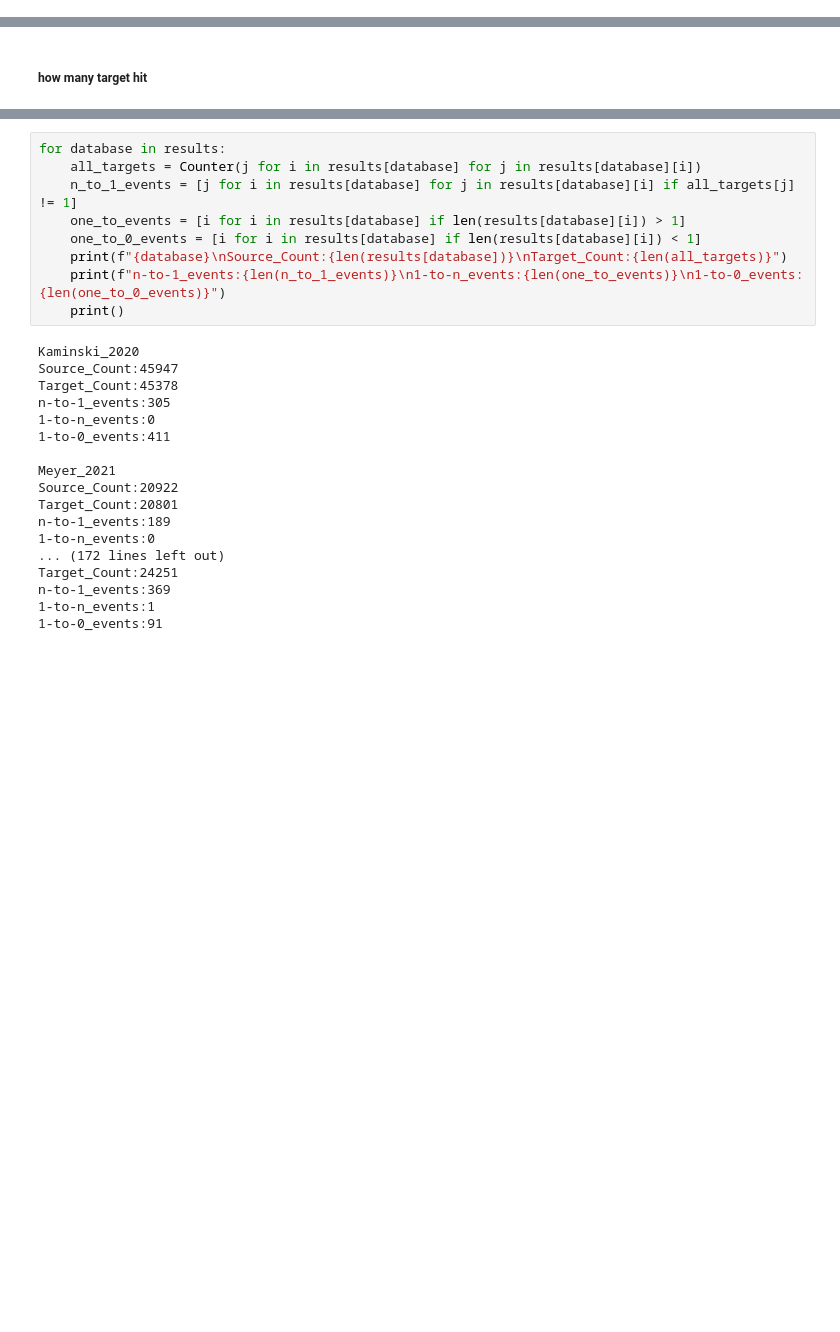
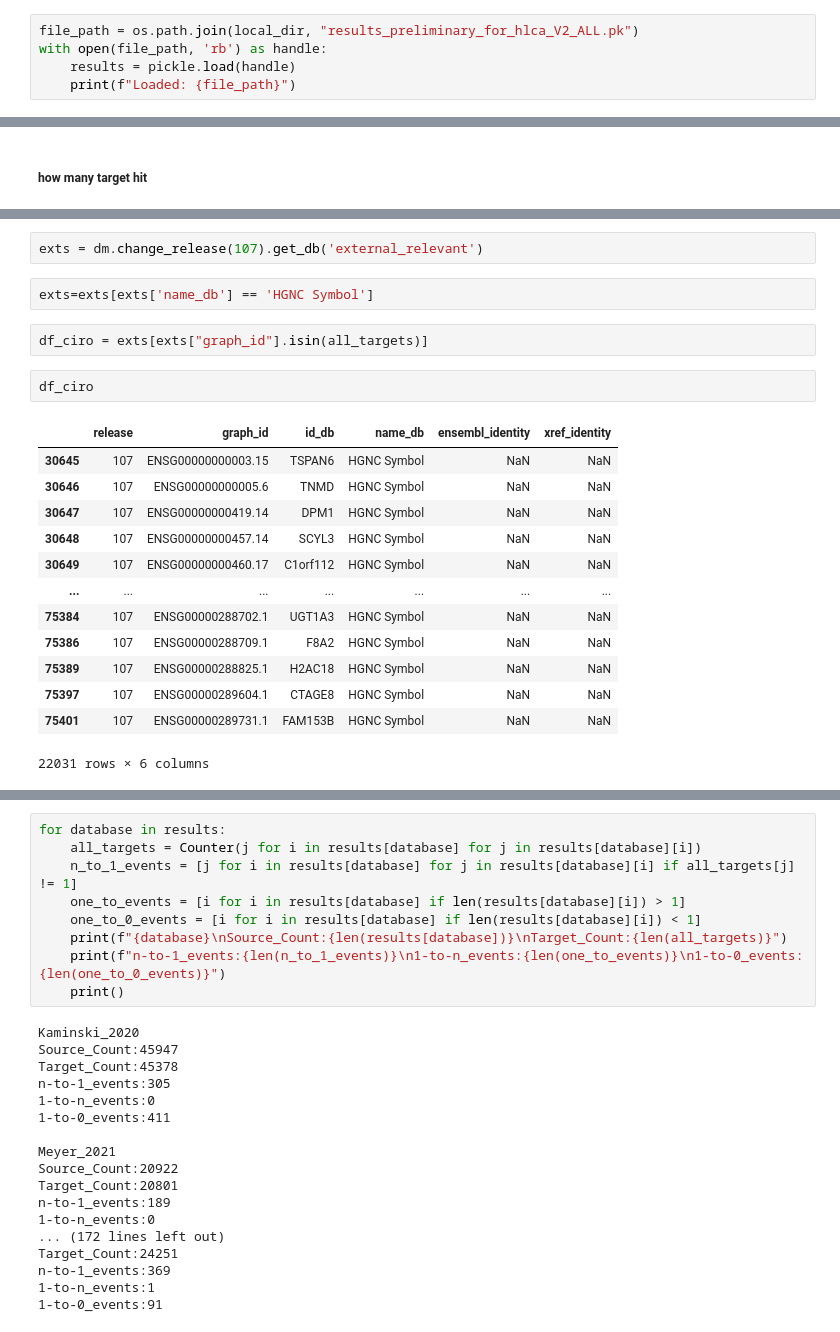
Before and after one commit to theislab/idtrack, a Jupyter notebook: docs/_notebooks/results_preliminary_for_hlca.ipynb, the cells around one changed output, grey strips where cells are left out. Drawn from its saved outputs; the diff is of its cells as text; blank space fills up the shorter version.

```diff
--- a/docs/_notebooks/results_preliminary_for_hlca.ipynb
+++ b/docs/_notebooks/results_preliminary_for_hlca.ipynb
@@ -136,0 +192,5 @@ Saved: /lustre/groups/ml01/workspace/kemal.inecik/idtrack_temp/results_prelimina
+# %%
+file_path = os.path.join(local_dir, "results_preliminary_for_hlca_V2_ALL.pk")
+with open(file_path, 'rb') as handle:
+    results = pickle.load(handle)
+    print(f"Loaded: {file_path}")
@@ -143,0 +206,22 @@ len(all_targets)
+# %%
+exts = dm.change_release(107).get_db('external_relevant')
+# %%
+exts=exts[exts['name_db'] == 'HGNC Symbol']
+# %%
+df_ciro = exts[exts["graph_id"].isin(all_targets)]
+# %%
+df_ciro
+# %% [output]
+|  | release | graph_id | id_db | name_db | ensembl_identity | xref_identity |
+| 30645 | 107 | ENSG00000000003.15 | TSPAN6 | HGNC Symbol | NaN | NaN |
+| 30646 | 107 | ENSG00000000005.6 | TNMD | HGNC Symbol | NaN | NaN |
+| 30647 | 107 | ENSG00000000419.14 | DPM1 | HGNC Symbol | NaN | NaN |
+| 30648 | 107 | ENSG00000000457.14 | SCYL3 | HGNC Symbol | NaN | NaN |
+| 30649 | 107 | ENSG00000000460.17 | C1orf112 | HGNC Symbol | NaN | NaN |
+| ... | ... | ... | ... | ... | ... | ... |
+| 75384 | 107 | ENSG00000288702.1 | UGT1A3 | HGNC Symbol | NaN | NaN |
+| 75386 | 107 | ENSG00000288709.1 | F8A2 | HGNC Symbol | NaN | NaN |
+| 75389 | 107 | ENSG00000288825.1 | H2AC18 | HGNC Symbol | NaN | NaN |
+| 75397 | 107 | ENSG00000289604.1 | CTAGE8 | HGNC Symbol | NaN | NaN |
+| 75401 | 107 | ENSG00000289731.1 | FAM153B | HGNC Symbol | NaN | NaN |
+22031 rows × 6 columns
```
Also changed, not shown: parts of 36 cells of this notebook, 14 other files.
